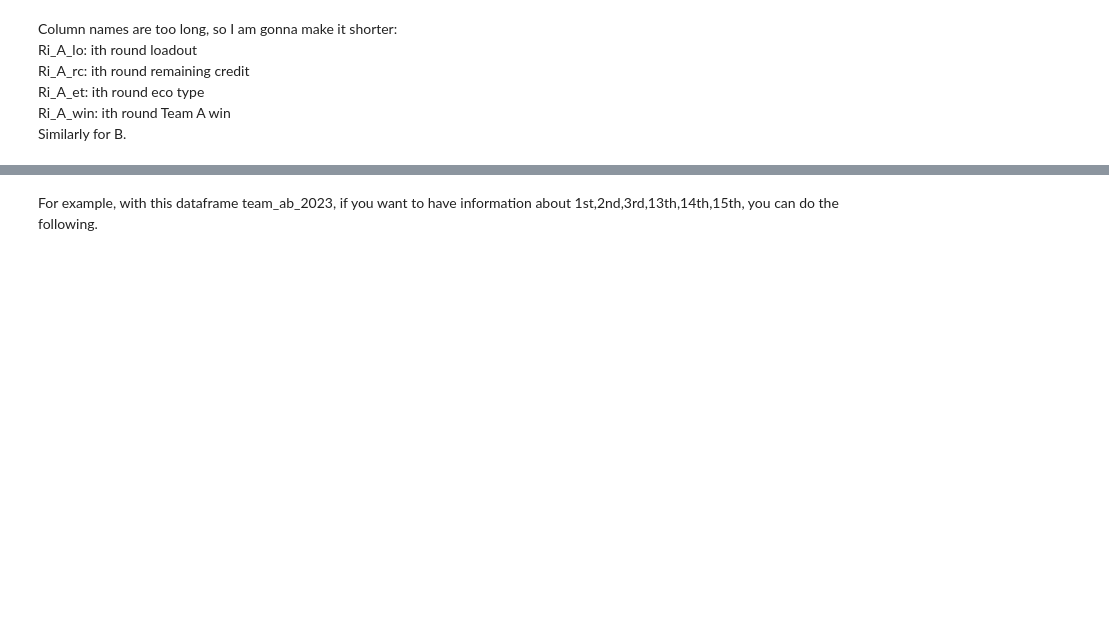
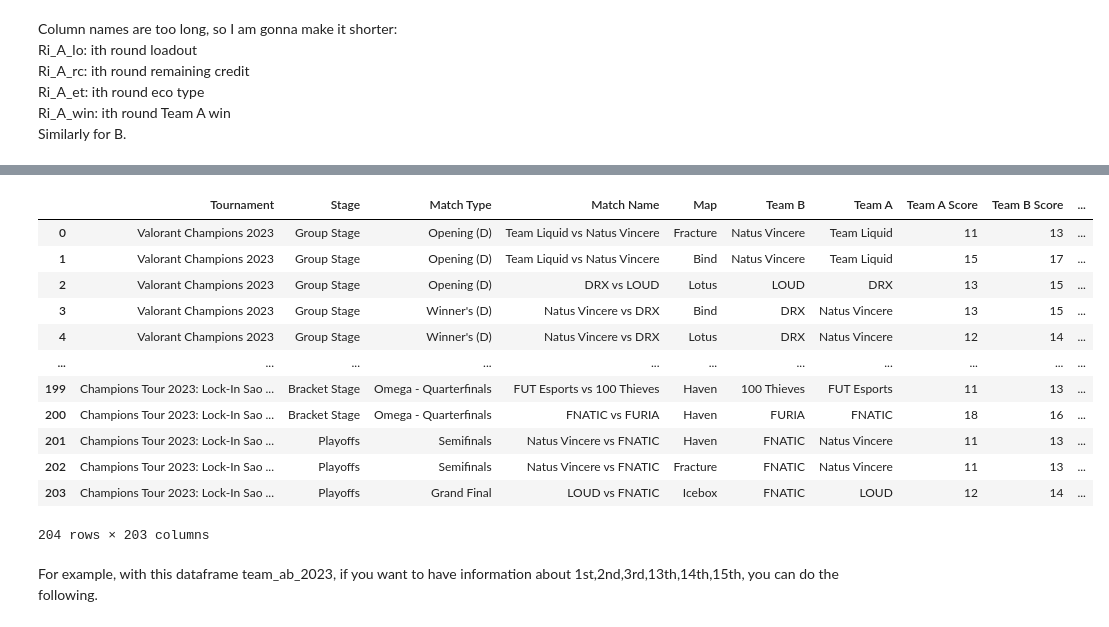
Before and after one commit to ahrlim/vct-erdos-project, a Jupyter notebook: notebooks/vct_2023_eco_rounds_exploration.ipynb, the cells around one changed output, grey strips where cells are left out. Drawn from its saved outputs; the diff is of its cells as text; code cells hidden in the pictures; blank space fills up the shorter version.

```diff
--- a/notebooks/vct_2023_eco_rounds_exploration.ipynb
+++ b/notebooks/vct_2023_eco_rounds_exploration.ipynb
@@ -179,3 +179,23 @@ assert len(team_ab_2023.keys()) == ((5 + 2) + (24*4)*2)  # check the number of c
+# %%
+# Add Team_A_win, Team_B_win columns
+team_ab_2023["Team_A_win"] = (team_ab_2023["Team A Score"] - team_ab_2023["Team B Score"]) > 0
+team_ab_2023["Team_B_win"] = (team_ab_2023["Team B Score"] - team_ab_2023["Team A Score"]) > 0
+
+team_ab_2023
+# %% [output]
+|  | Tournament | Stage | Match Type | Match Name | Map | Team B | Team A | Team A Score | Team B Score | ... |
+| 0 | Valorant Champions 2023 | Group Stage | Opening (D) | Team Liquid vs Natus Vincere | Fracture | Natus Vincere | Team Liquid | 11 | 13 | ... |
+| 1 | Valorant Champions 2023 | Group Stage | Opening (D) | Team Liquid vs Natus Vincere | Bind | Natus Vincere | Team Liquid | 15 | 17 | ... |
+| 2 | Valorant Champions 2023 | Group Stage | Opening (D) | DRX vs LOUD | Lotus | LOUD | DRX | 13 | 15 | ... |
+| 3 | Valorant Champions 2023 | Group Stage | Winner's (D) | Natus Vincere vs DRX | Bind | DRX | Natus Vincere | 13 | 15 | ... |
+| 4 | Valorant Champions 2023 | Group Stage | Winner's (D) | Natus Vincere vs DRX | Lotus | DRX | Natus Vincere | 12 | 14 | ... |
+| ... | ... | ... | ... | ... | ... | ... | ... | ... | ... | ... |
+| 199 | Champions Tour 2023: Lock-In Sao ... | Bracket Stage | Omega - Quarterfinals | FUT Esports vs 100 Thieves | Haven | 100 Thieves | FUT Esports | 11 | 13 | ... |
+| 200 | Champions Tour 2023: Lock-In Sao ... | Bracket Stage | Omega - Quarterfinals | FNATIC vs FURIA | Haven | FURIA | FNATIC | 18 | 16 | ... |
+| 201 | Champions Tour 2023: Lock-In Sao ... | Playoffs | Semifinals | Natus Vincere vs FNATIC | Haven | FNATIC | Natus Vincere | 11 | 13 | ... |
+| 202 | Champions Tour 2023: Lock-In Sao ... | Playoffs | Semifinals | Natus Vincere vs FNATIC | Fracture | FNATIC | Natus Vincere | 11 | 13 | ... |
+| 203 | Champions Tour 2023: Lock-In Sao ... | Playoffs | Grand Final | LOUD vs FNATIC | Icebox | FNATIC | LOUD | 12 | 14 | ... |
+204 rows × 203 columns
 # %% [markdown]
 For example, with this dataframe team_ab_2023, if you want to have information about 1st,2nd,3rd,13th,14th,15th, you can do the following.
 # %%
```
Also changed, not shown: parts of 5 cells of this notebook.
